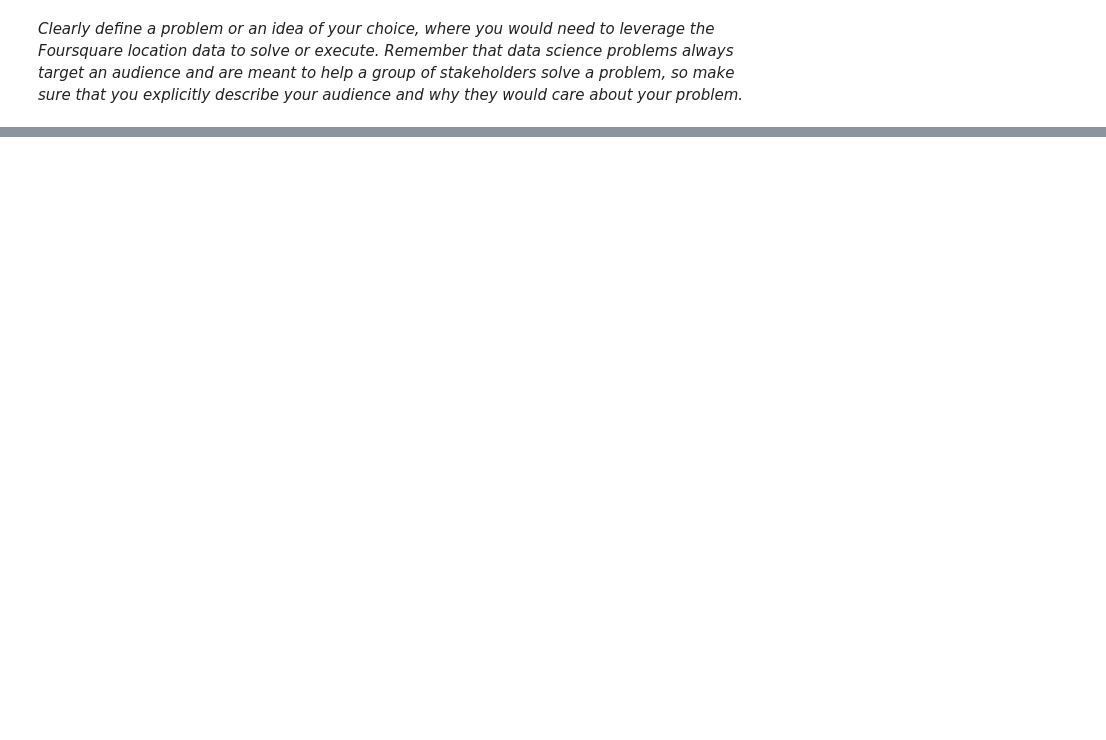
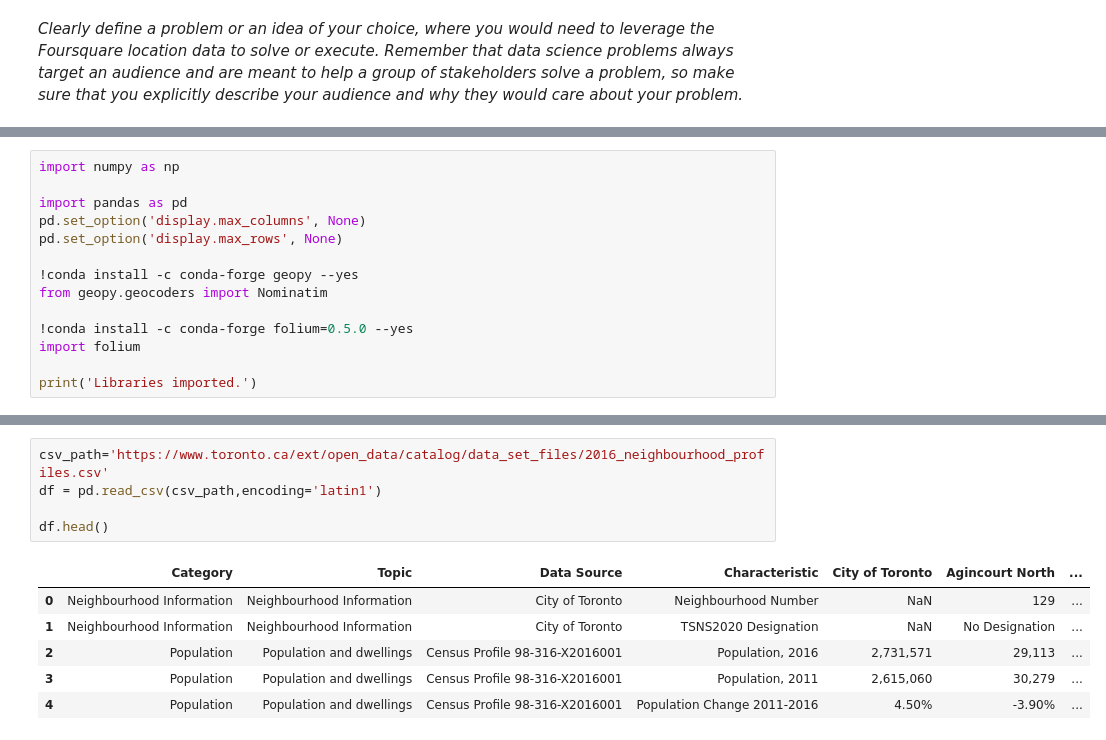
Before and after one commit to Lindsayljy/Coursera-Capstone, a Jupyter notebook: The Battle of Neighborhoods 1.ipynb, the cells around one changed output, grey strips where cells are left out. Saved outputs shown, nothing was run; the diff lists cells and outputs as text; blank space fills up the shorter version.

```diff
--- a/The Battle of Neighborhoods 1.ipynb
+++ b/The Battle of Neighborhoods 1.ipynb
@@ -8,0 +15,14 @@ __The idea of this study is to help a contractor planning to open a new restaura
+# %%
+import numpy as np
+
+import pandas as pd
+pd.set_option('display.max_columns', None)
+pd.set_option('display.max_rows', None)
+
+!conda install -c conda-forge geopy --yes
+from geopy.geocoders import Nominatim
+
+!conda install -c conda-forge folium=0.5.0 --yes
+import folium
+
+print('Libraries imported.')
@@ -8,0 +47,12 @@ __The idea of this study is to help a contractor planning to open a new restaura
+# %%
+csv_path='https://www.toronto.ca/ext/open_data/catalog/data_set_files/2016_neighbourhood_profiles.csv'
+df = pd.read_csv(csv_path,encoding='latin1')
+
+df.head()
+# %% [output]
+|  | Category | Topic | Data Source | Characteristic | City of Toronto | Agincourt North | ... |
+| 0 | Neighbourhood Information | Neighbourhood Information | City of Toronto | Neighbourhood Number | NaN | 129 | ... |
+| 1 | Neighbourhood Information | Neighbourhood Information | City of Toronto | TSNS2020 Designation | NaN | No Designation | ... |
+| 2 | Population | Population and dwellings | Census Profile 98-316-X2016001 | Population, 2016 | 2,731,571 | 29,113 | ... |
+| 3 | Population | Population and dwellings | Census Profile 98-316-X2016001 | Population, 2011 | 2,615,060 | 30,279 | ... |
+| 4 | Population | Population and dwellings | Census Profile 98-316-X2016001 | Population Change 2011-2016 | 4.50% | -3.90% | ... |
```
Also changed, not shown: parts of 5 cells of this notebook.
